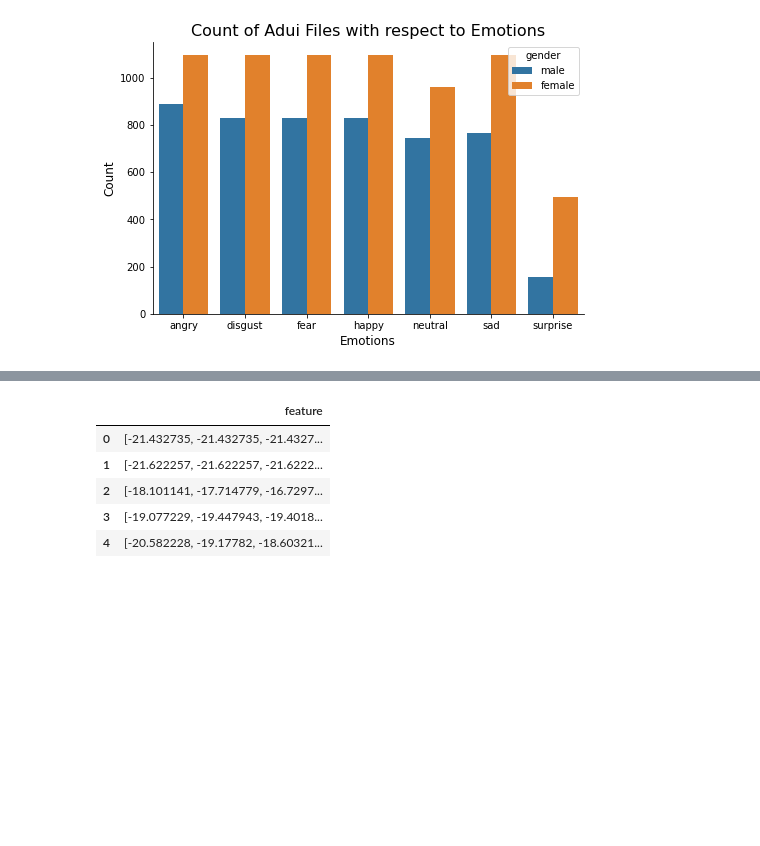
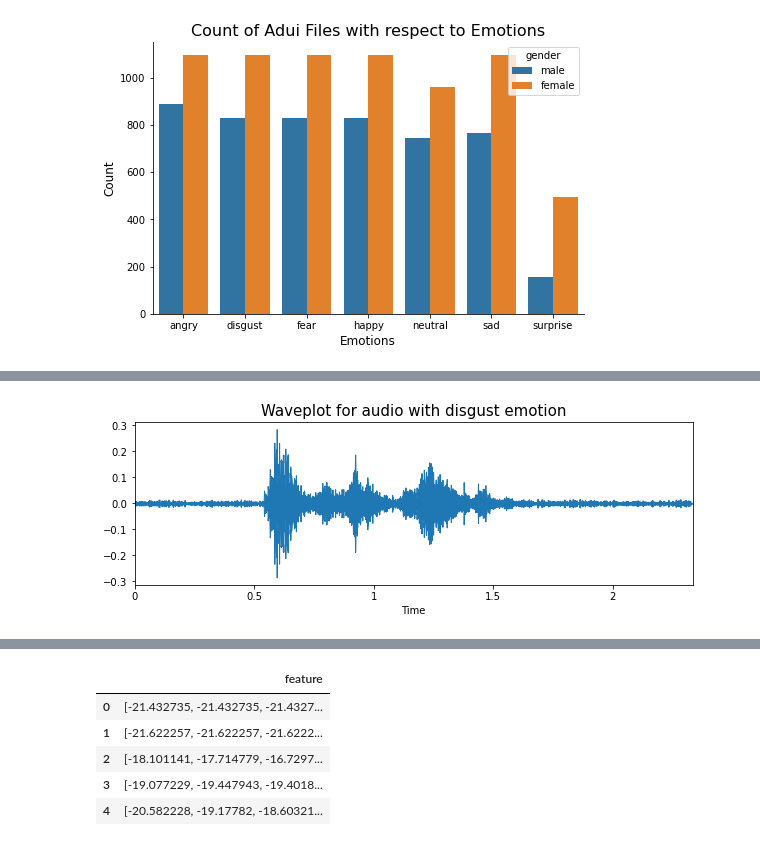
Before and after one commit to maezzedine/CMPS287-Speech-Emotion-Recognition, a Jupyter notebook: Speech Emotions Detection.ipynb, the cells around one changed output, grey strips where cells are left out. Drawn from its saved outputs; the diff is of its cells as text; code cells hidden in the pictures; blank space fills up the shorter version.

Commit message:
Add data augmentation methods; including pitch, noice, etc.

```diff
--- a/Speech Emotions Detection.ipynb
+++ b/Speech Emotions Detection.ipynb
@@ -221,9 +221,10 @@ plt.show()
 # %% [output]
 [figure]
 # %%
-def create_waveplot(path, label):
+def create_waveplot(path, label, activation = lambda x: x):
     data, sampling_rate = librosa.load(path)
 
+    data = activation(data)
     plt.figure(figsize=(10, 3))
     plt.title(f'Waveplot for audio with {label} emotion', size=15)
     librosa.display.waveplot(data, sr=sampling_rate)
@@ -236,3 +237,33 @@ create_waveplot(audio['path'], audio['emotion'])
 # %% [output]
 [figure]
 [interactive output not drawn]
+# %%
+##################
+#DATA AUGMENTATION
+##################
+
+def noise(data):
+    noise_amp = 0.04*np.random.uniform()*np.amax(data)
+    data = data + noise_amp*np.random.normal(size=data.shape[0])
+    return data
+
+def stretch(data, rate=0.70):
+    return librosa.effects.time_stretch(data, rate)
+
+def shift(data):
+    shift_range = int(np.random.uniform(low=-5, high = 5)*1000)
+    return np.roll(data, shift_range)
+
+def pitch(data, sampling_rate, pitch_factor=0.8):
+    return librosa.effects.pitch_shift(data, sampling_rate, pitch_factor)
+
+def higher_speed(data, speed_factor = 1.25):
+    return librosa.effects.time_stretch(data, speed_factor)
+
+def lower_speed(data, speed_factor = 0.75):
+    return librosa.effects.time_stretch(data, speed_factor)
+# %%
+audio = paths_df.loc[1]
+create_waveplot(audio['path'], audio['emotion'], activation=noise)
+# %% [output]
+[figure, added]
```
Also changed, not shown: parts of 7 cells of this notebook.
